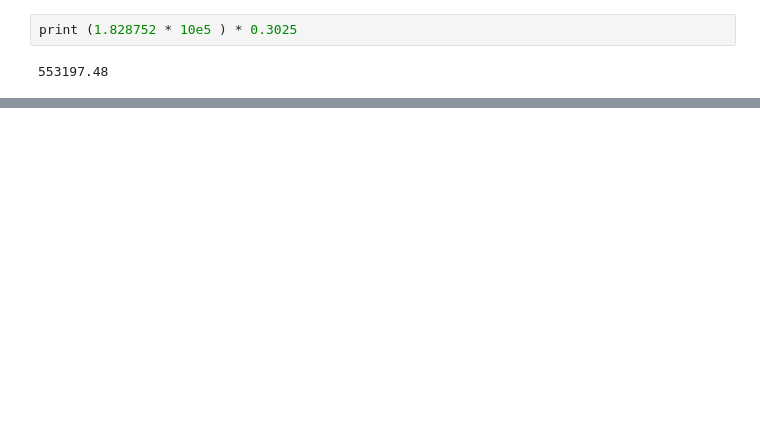
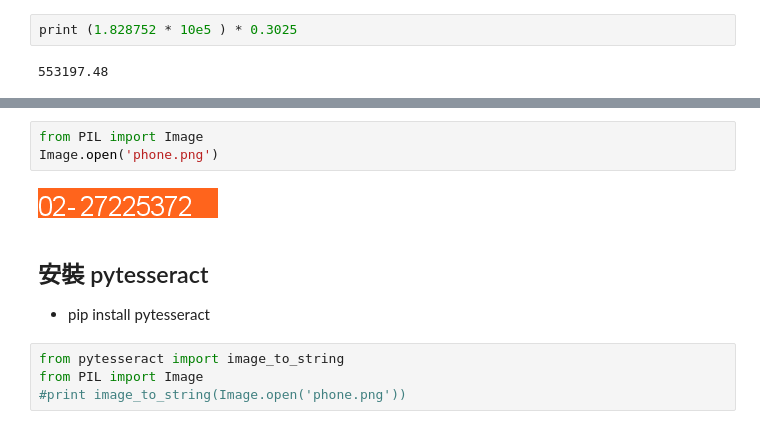
Before and after one commit to ywchiu/pyfintech2, a Jupyter notebook: 20161002DEMO.ipynb, the cells around one changed output, grey strips where cells are left out. Cells and saved outputs as stored; diff of their text form; blank space fills up the shorter version.

```diff
--- a/20161002DEMO.ipynb
+++ b/20161002DEMO.ipynb
@@ -198,0 +215,12 @@ print (1.828752 * 10e5 ) * 0.3025
+# %%
+from PIL import Image
+Image.open('phone.png')
+# %% [output]
+[figure, added]
+# %% [markdown]
+## 安裝 pytesseract
+- pip install pytesseract
+# %%
+from pytesseract import image_to_string
+from PIL import Image
+#print image_to_string(Image.open('phone.png'))
```
Also changed, not shown: parts of 20 cells of this notebook.
